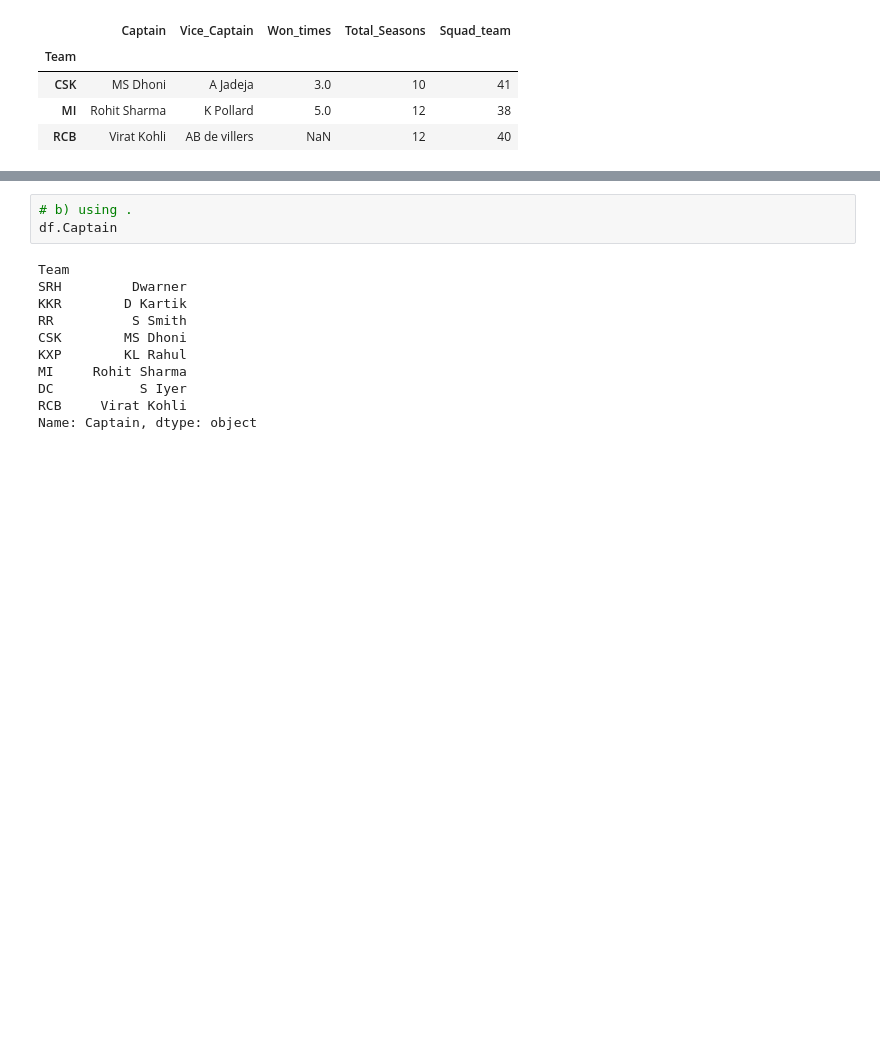
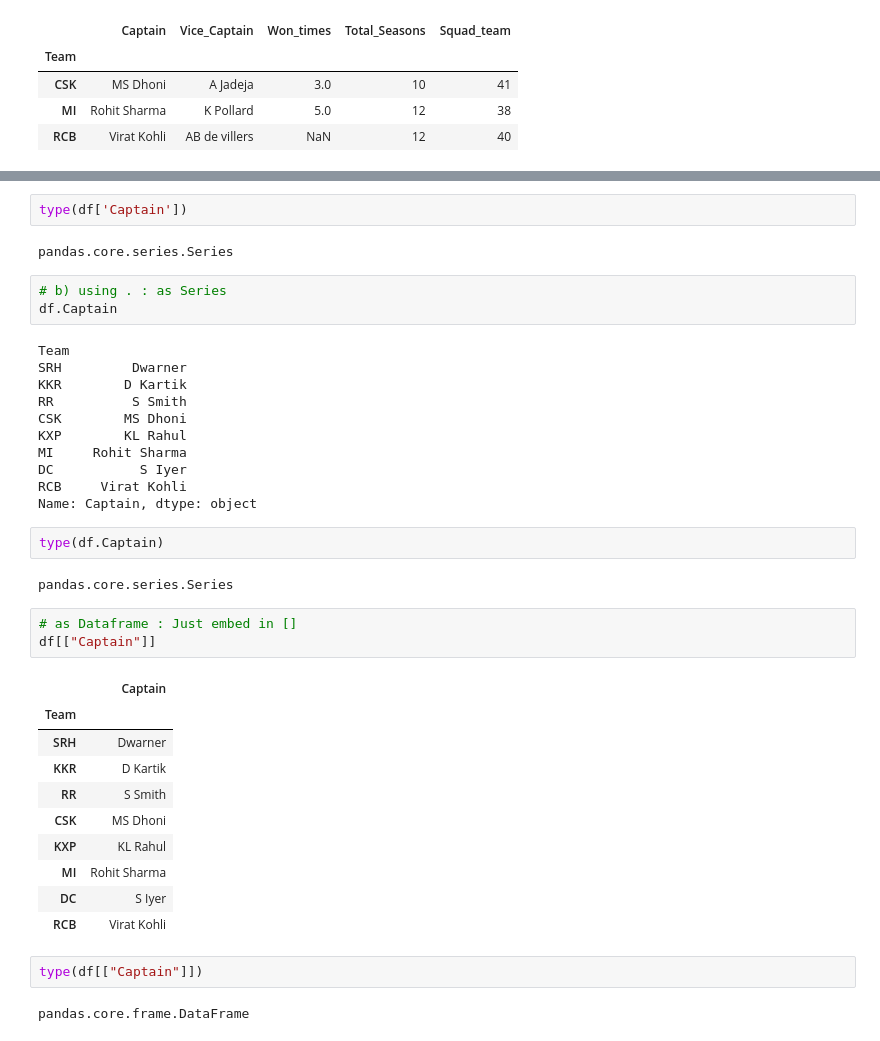
Before and after one commit to santoshkumarvagga/Data-Science, a Jupyter notebook: Pandas.ipynb, the cells around one changed output, grey strips where cells are left out. Saved outputs shown, nothing was run; the diff lists cells and outputs as text; blank space fills up the shorter version.

```diff
--- a/Pandas.ipynb
+++ b/Pandas.ipynb
@@ -283,5 +274,9 @@ Name: Captain, dtype: object
+# %%
+type(df['Captain'])
+# %% [output]
+pandas.core.series.Series
 # %%
-# b) using .
+# b) using . : as Series
 df.Captain
 # %% [output]
 Team
@@ -294,4 +289,26 @@ MI     Rohit Sharma
 DC           S Iyer
 RCB     Virat Kohli
 Name: Captain, dtype: object
+# %%
+type(df.Captain)
+# %% [output]
+pandas.core.series.Series
+# %%
+# as Dataframe : Just embed in []
+df[["Captain"]]
+# %% [output]
+|  | Captain |
+| Team |  |
+| SRH | Dwarner |
+| KKR | D Kartik |
+| RR | S Smith |
+| CSK | MS Dhoni |
+| KXP | KL Rahul |
+| MI | Rohit Sharma |
+| DC | S Iyer |
+| RCB | Virat Kohli |
+# %%
+type(df[["Captain"]])
+# %% [output]
+pandas.core.frame.DataFrame
 # %%
```
Also changed, not shown: parts of 5 cells of this notebook.
